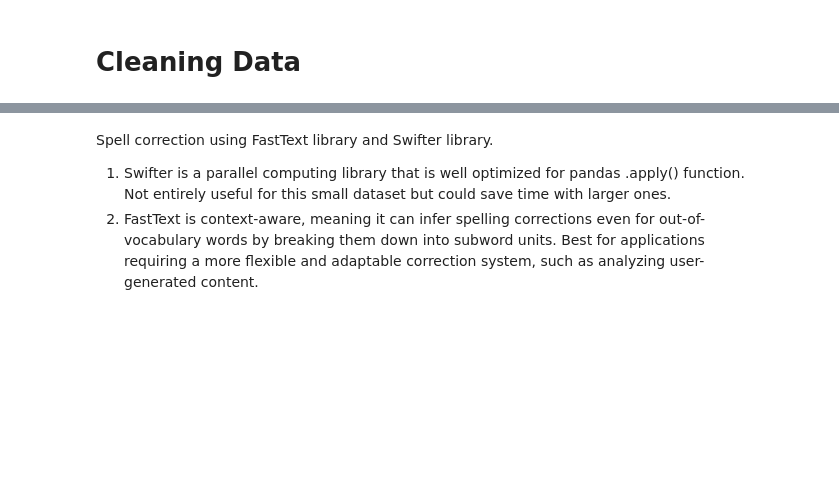
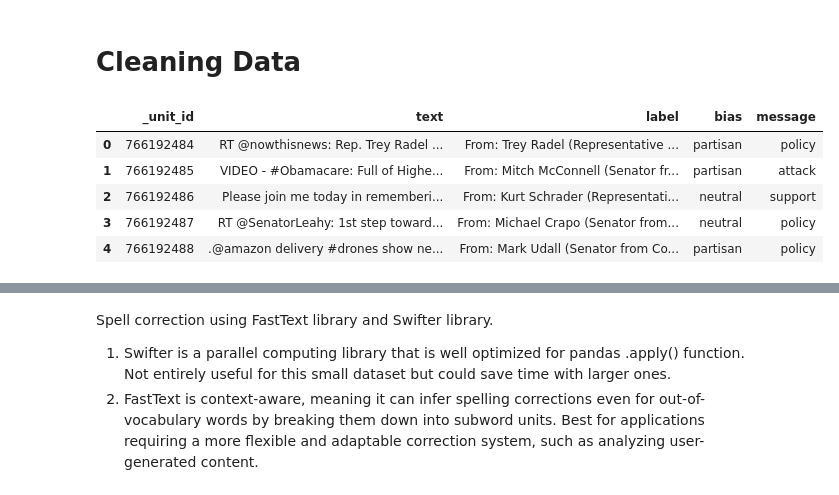
Before and after one commit to jonathanchau/Media-Analysis, a Jupyter notebook: Jupyter-Notebook-Folders/ML_Model_COGS9.ipynb, the cells around one changed output, grey strips where cells are left out. Cells and saved outputs as stored; diff of their text form; code cells hidden in the pictures; blank space fills up the shorter version.

```diff
--- a/Jupyter-Notebook-Folders/ML_Model_COGS9.ipynb
+++ b/Jupyter-Notebook-Folders/ML_Model_COGS9.ipynb
@@ -114,9 +124,16 @@ text_df.head()
 # Making a copy of the df incase needing to revert back due to error
 clean_df = text_df.copy()
 # %%
-# Remove columns to keep only those subject to analysis
+ Remove columns to keep only those subject to analysis
 clean_df = text_df[['_unit_id', 'text', 'label', 'bias', 'message']]
 clean_df.head()
+# %% [output]
+|  | _unit_id | text | label | bias | message |
+| 0 | 766192484 | RT @nowthisnews: Rep. Trey Radel ... | From: Trey Radel (Representative ... | partisan | policy |
+| 1 | 766192485 | VIDEO - #Obamacare: Full of Highe... | From: Mitch McConnell (Senator fr... | partisan | attack |
+| 2 | 766192486 | Please join me today in rememberi... | From: Kurt Schrader (Representati... | neutral | support |
+| 3 | 766192487 | RT @SenatorLeahy: 1st step toward... | From: Michael Crapo (Senator from... | neutral | policy |
+| 4 | 766192488 | .@amazon delivery #drones show ne... | From: Mark Udall (Senator from Co... | partisan | policy |
 # %%
 # --- Converting to lowercase ---
 
```
Also changed, not shown: parts of 52 cells of this notebook.
